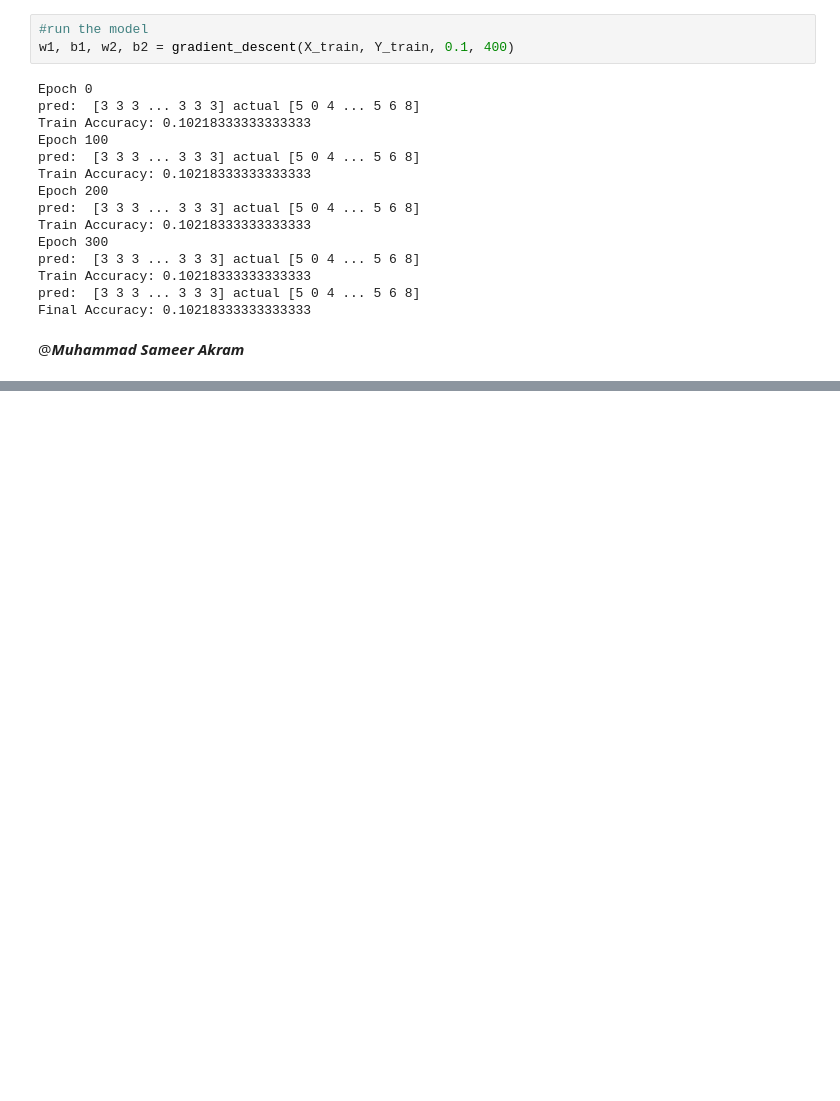
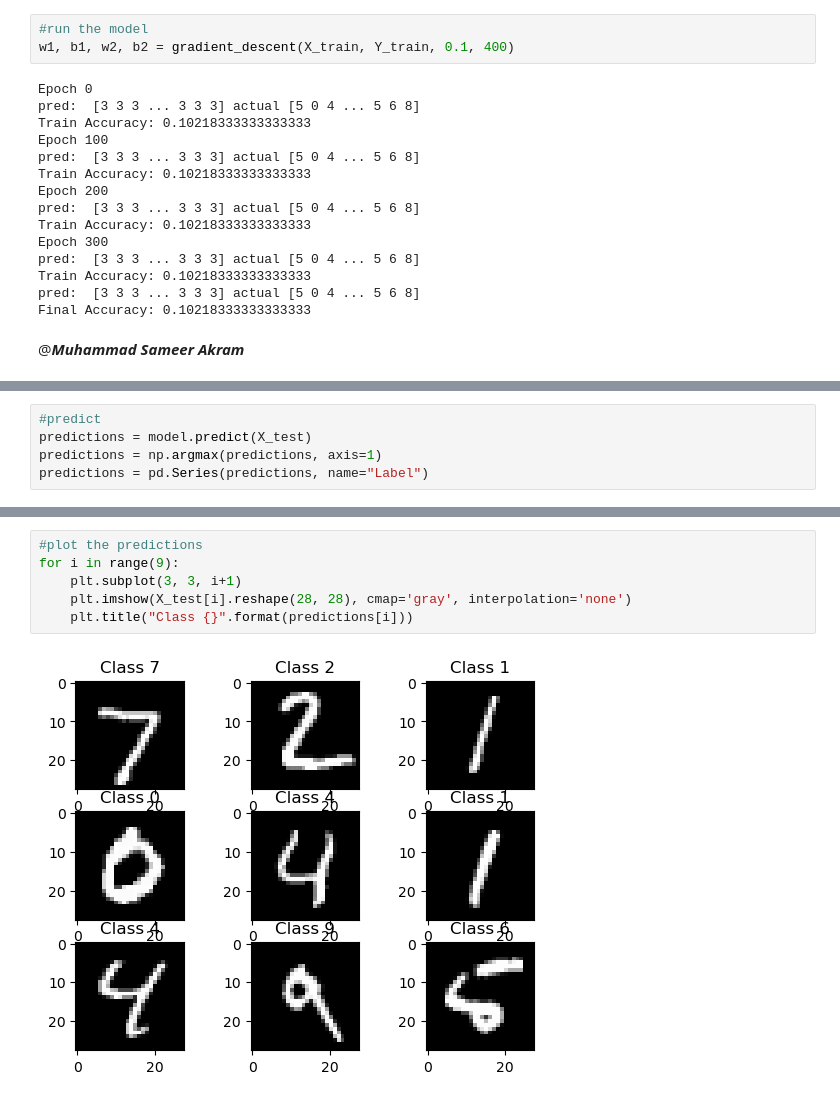
Before and after one commit to Xer0bit/ML-HM-01, a Jupyter notebook: main.ipynb, the cells around one changed output, grey strips where cells are left out. Cells and saved outputs as stored; diff of their text form; blank space fills up the shorter version.

Commit message:
model deplyment

```diff
--- a/main.ipynb
+++ b/main.ipynb
@@ -178,0 +182,5 @@ Final Accuracy: 0.10218333333333333
+# %%
+#predict
+predictions = model.predict(X_test)
+predictions = np.argmax(predictions, axis=1)
+predictions = pd.Series(predictions, name="Label")
@@ -178,0 +189,8 @@ Final Accuracy: 0.10218333333333333
+# %%
+#plot the predictions
+for i in range(9):
+    plt.subplot(3, 3, i+1)
+    plt.imshow(X_test[i].reshape(28, 28), cmap='gray', interpolation='none')
+    plt.title("Class {}".format(predictions[i]))
+# %% [output]
+[figure, added]
```
Also changed, not shown: parts of 2 cells of this notebook, 1 other file.
